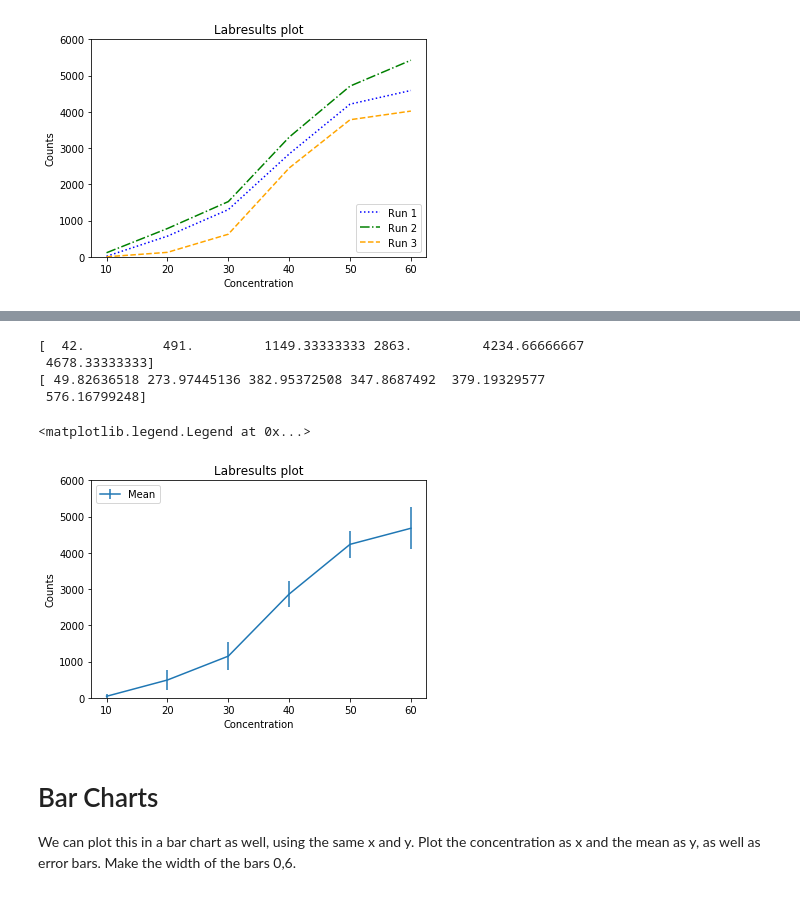
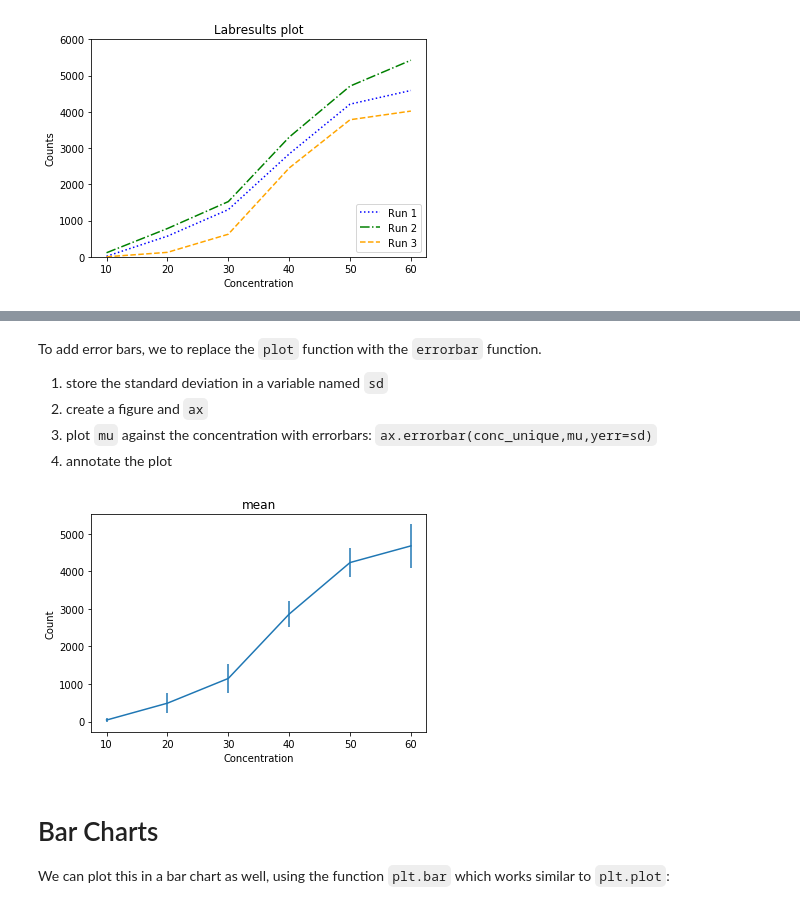
Before and after one commit to lacdr-tox/basic-programming-in-drug-discovery, a Jupyter notebook: python/exercises/2. Basic Plotting.ipynb, the cells around one changed output, grey strips where cells are left out. Saved outputs shown, nothing was run; the diff lists cells and outputs as text; code cells hidden in the pictures.

```diff
--- a/python/exercises/2. Basic Plotting.ipynb
+++ b/python/exercises/2. Basic Plotting.ipynb
@@ -207,0 +208,4 @@ To follow this up, we want to get the mean of the three runs for each concentrat
+# %%
+# shape (-1,) means 6 columns, and as many rows as needed
+cnts = reshape(counts,(-1,6))
+print(cnts)
@@ -208,22 +255,20 @@ To follow this up, we want to get the mean of the three runs for each concentrat
+# %% [markdown]
+To add error bars, we to replace the `plot` function with the `errorbar` function.
+
+1. store the standard deviation in a variable named `sd`
+2. create a figure and `ax`
+3. plot `mu` against the concentration with errorbars: `ax.errorbar(conc_unique,mu,yerr=sd)`
+4. annotate the plot
 # %%
-counts_mean = np.mean(counts.reshape(-1,6), axis=0) #keep this line in
-counts_std = np.std(counts.reshape(-1,6), axis=0) #keep this line in
-print(counts_mean)
-print(counts_std)
-
-fig = plt.figure(figsize=(6,4))
+mu = np.mean(cnts,axis=0)
+sd = np.std(cnts,axis=0)
+fig = plt.figure()
 ax = plt.gca()
-ax.errorbar(conc_unique,counts_mean, yerr=counts_std, label='Mean') #keep this line in
-ax.set(title='Labresults plot',xlabel='Concentration',ylabel='Counts', ylim=[0,6000])
-ax.legend(loc=2)
+ax.errorbar(conc_unique,mu,yerr=sd)
+ax.set(title='mean',xlabel='Concentration',ylabel='Count');
 # %% [output]
-[  42.          491.         1149.33333333 2863.         4234.66666667
- 4678.33333333]
-[ 49.82636518 273.97445136 382.95372508 347.8687492  379.19329577
- 576.16799248]
-<matplotlib.legend.Legend at 0x...>
-[figure, old version]
+[figure, new version]
 # %% [markdown]
 # Bar Charts
 
-We can plot this in a bar chart as well, using the same x and y. Plot the concentration as x and the mean as y, as well as error bars. Make the width of the bars 0,6.
+We can plot this in a bar chart as well, using the function `plt.bar` which works similar to `plt.plot`:
```
Also changed, not shown: parts of 29 cells of this notebook.
